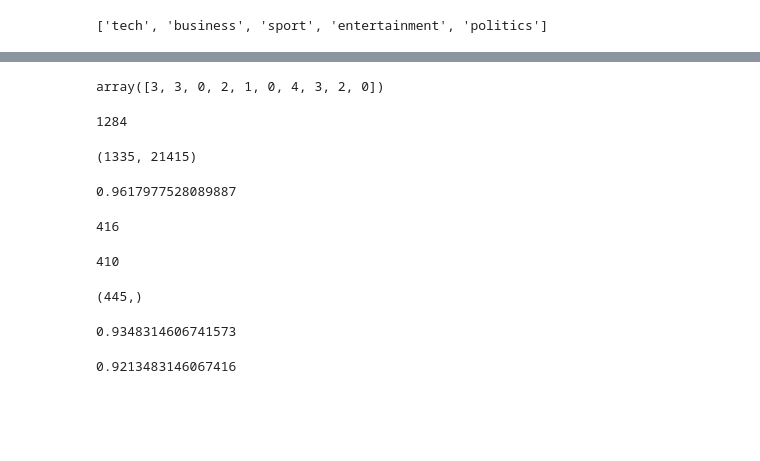
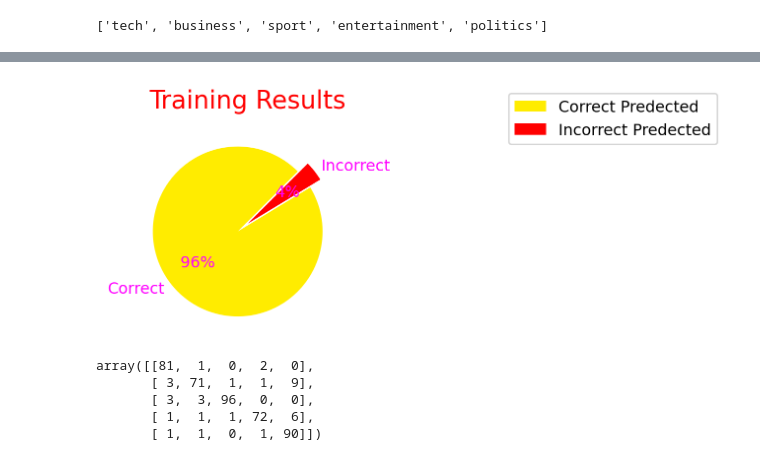
Before and after one commit to Hello49/multiclass, a Jupyter notebook: Model.ipynb, the cells around one changed output, grey strips where cells are left out. Cells and saved outputs as stored; diff of their text form; code cells hidden in the pictures; blank space fills up the shorter version.

```diff
--- a/Model.ipynb
+++ b/Model.ipynb
@@ -707,36 +689,21 @@ Name: category, dtype: int64
-# %%
-prediction_knn_valid[:10]
-# %% [output]
-array([3, 3, 0, 2, 1, 0, 4, 3, 2, 0])
-# %%
-(y_train == knn.predict(X_train)).sum()
-# %% [output]
-1284
-# %%
-X_train.shape
-# %% [output]
-(1335, 21415)
-# %%
-1284/1335
-# %% [output]
-0.9617977528089887
-# %%
-(y_test == knn_fit.predict(X_test)).sum()
-# %% [output]
-416
+# %%
+#pie chart visualisation of Results of Training data
+
+size=[(y_train == knn.predict(X_train)).sum(),(y_train != knn.predict(X_train)).sum()]
+plt.figure(figsize=(2.5,2.5),dpi=228)
+offset = [0.15, 0.00]
+plt.pie(size,labels=["Correct","Incorrect"],textprops={'fontsize':10,'color':'magenta'},startangle=45,autopct='%1.00f%%', explode=offset,colors=["#FFEC00",'red'])
+plt.title("Training Results",fontdict={"size":16,"color":'red'})
+plt.legend(labels=["Correct Predected","Incorrect Predected"],bbox_to_anchor =(2.75, 1.15))
+plt.show()
+# %% [output]
+[figure, added]
 # %%
-(y_valid == knn_fit.predict(X_valid)).sum()
+cf_valid=confusion_matrix(y_valid,knn.predict(X_valid))
+cf_valid
 # %% [output]
-410
+array([[81,  1,  0,  2,  0],
+       [ 3, 71,  1,  1,  9],
+       [ 3,  3, 96,  0,  0],
+       [ 1,  1,  1, 72,  6],
+       [ 1,  1,  0,  1, 90]])
-# %%
-y_test.shape
-# %% [output]
-(445,)
-# %%
-416/445
-# %% [output]
-0.9348314606741573
-# %%
-410/445
-# %% [output]
-0.9213483146067416
```
Also changed, not shown: parts of 14 cells of this notebook.
